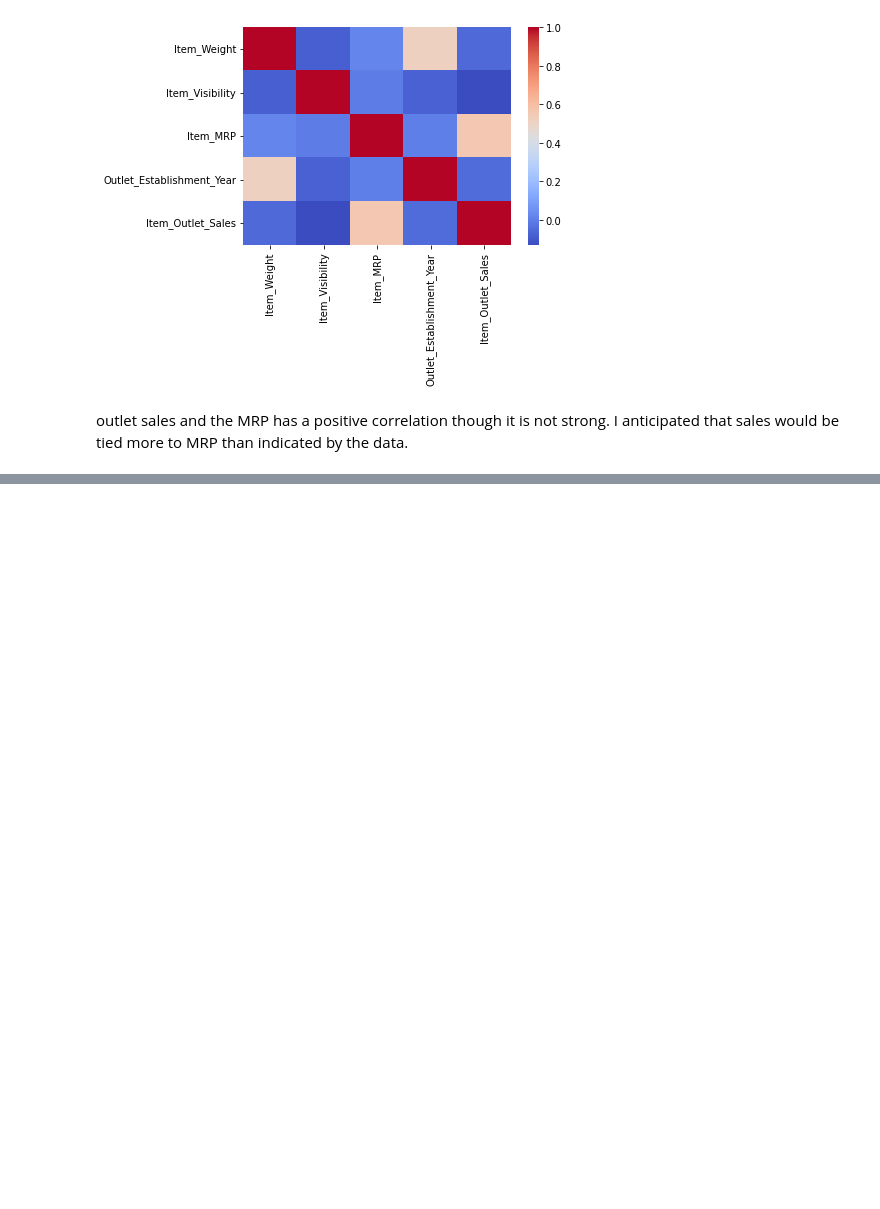
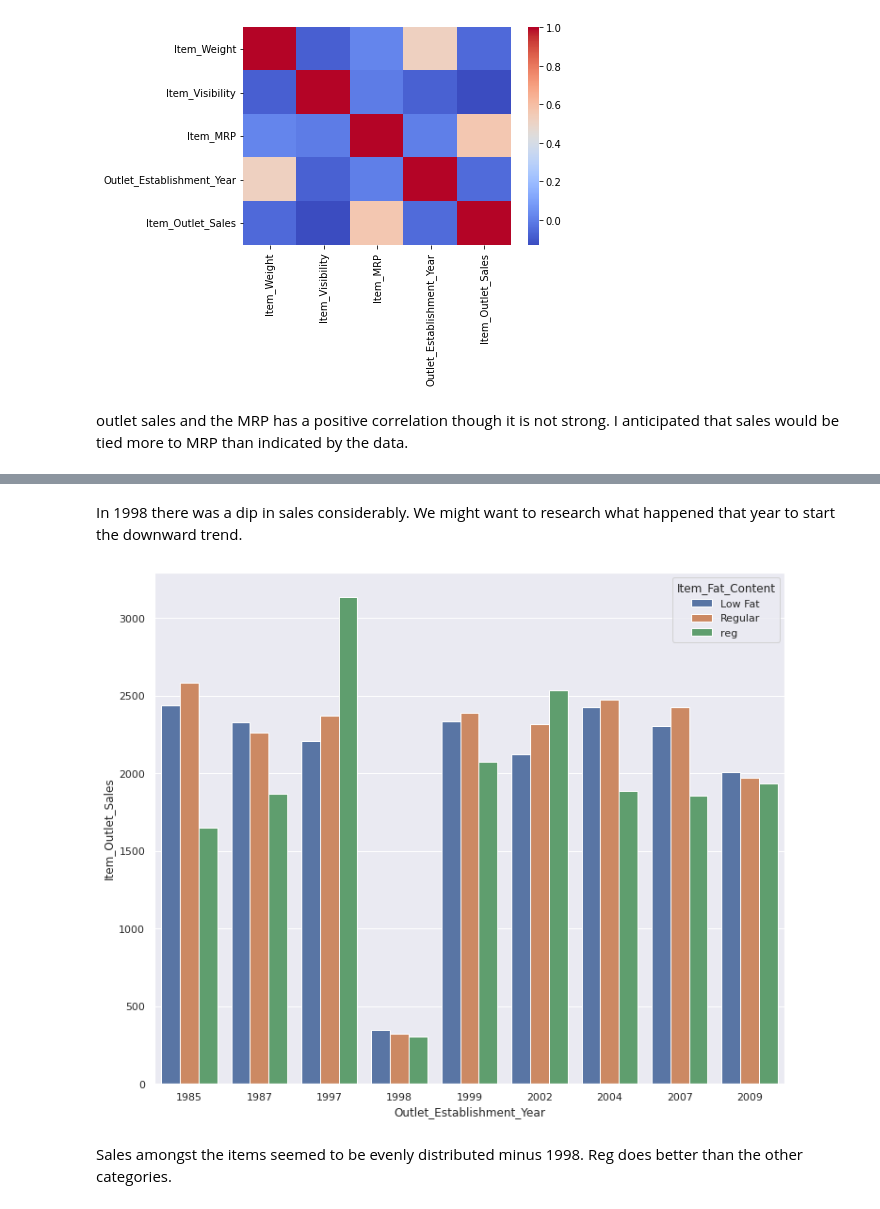
Before and after one commit to JPeebles-DataScientist/Project1_Core, a Jupyter notebook: Project1_Core.ipynb, the cells around one changed output, grey strips where cells are left out. Cells and saved outputs as stored; diff of their text form; code cells hidden in the pictures; blank space fills up the shorter version.

```diff
--- a/Project1_Core.ipynb
+++ b/Project1_Core.ipynb
@@ -127,0 +133,9 @@ outlet sales  and the MRP has a positive correlation though it is not strong. I
+# %% [markdown]
+In 1998 there was a dip in sales considerably. We might want to research what happened that year to start the downward trend.
+# %%
+ax = sns.barplot(x = 'Outlet_Establishment_Year', y = 'Item_Outlet_Sales', data = df, ci = None, hue = 'Item_Fat_Content')
+                 #hue = 'Item_Fat_Content', style = 'Item_Fat_Content')
+# %% [output]
+[figure, added]
+# %% [markdown]
+Sales amongst the items seemed to be evenly distributed minus 1998.  Reg does better than the other categories.
```
Also changed, not shown: parts of 2 cells of this notebook.
